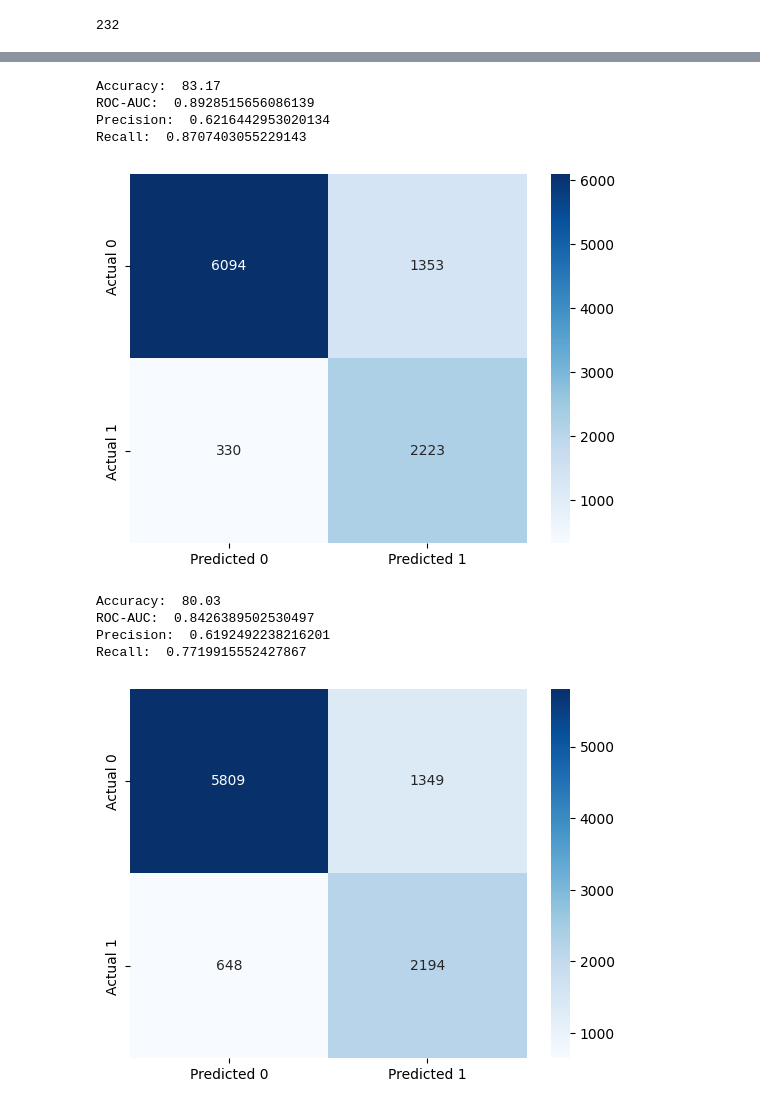
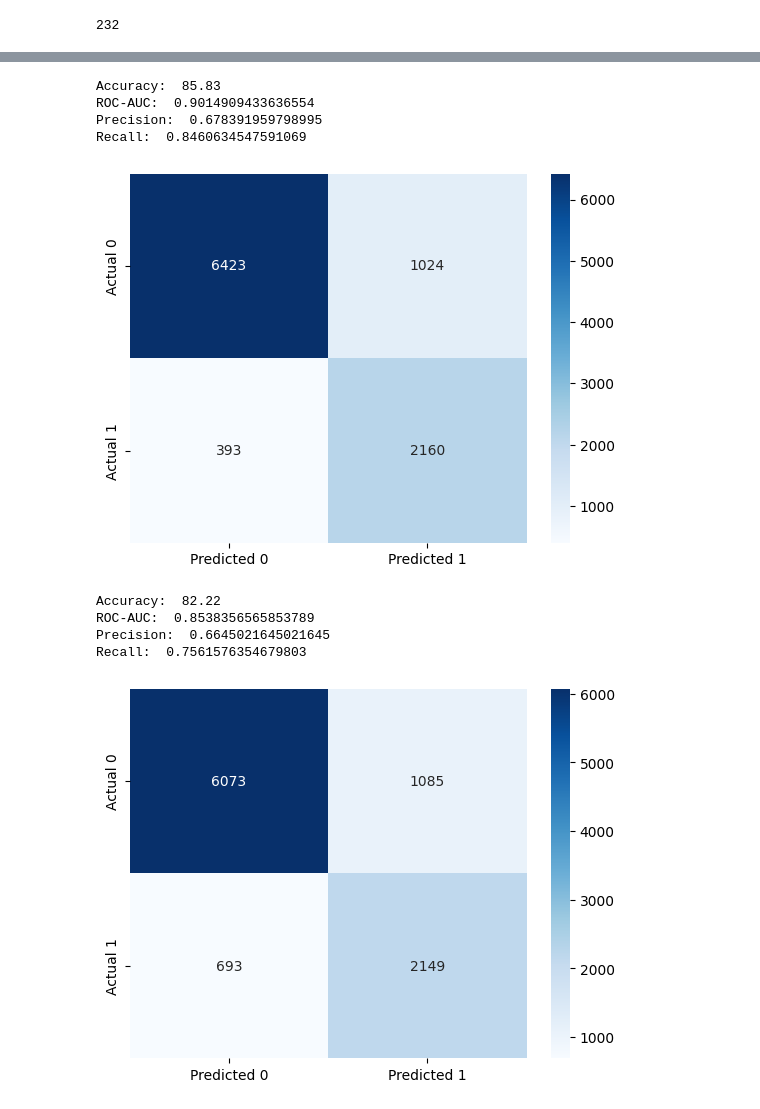
Before and after one commit to LinhNgaNguyen/STAT303-3-Project, a Jupyter notebook: Decision_Tree.ipynb, the cells around one changed output, grey strips where cells are left out. Saved outputs shown, nothing was run; the diff lists cells and outputs as text; code cells hidden in the pictures.

Commit message:
Logistic and Decision Tree

```diff
--- a/Decision_Tree.ipynb
+++ b/Decision_Tree.ipynb
@@ -30,6 +30,9 @@ np.warnings.filterwarnings('ignore')
 # Loading test and train data
 train = pd.read_csv('train_clean.csv')
 test = pd.read_csv('test_clean.csv')
+# %%
+train = train.drop(['Unnamed: 0'],axis=1)
+test = test.drop(['Unnamed: 0'],axis=1)
 # %%
 # Separate into test and train
 y_train = train.target
@@ -232,0 +323,30 @@ Recall:  0.7719915552427867
+# %%
+tree = DecisionTreeClassifier(random_state=1, max_depth = 16, max_leaf_nodes=15, max_features=24,
+                              ccp_alpha = 0.002522701041957589)
+
+cross_val_ypred = cross_val_predict(tree, X_train, y_train, cv = 5, method = 'predict_proba')
+
+tree.fit(X_train, y_train)
+
+p, r, thresholds = precision_recall_curve(y_train, cross_val_ypred[:,1])
+accuracy_list = []
+
+for t in thresholds:
+  y_pred_prob = tree.predict_proba(X_train)[:,1]
+  y_pred = y_pred_prob > t
+  y_pred = y_pred.astype(int)
+  accuracy = (accuracy_score(y_pred, y_train))
+  accuracy_list.append(accuracy)
+
+def plot_accuracy_recall_vs_threshold(accuracy, recalls, thresholds):
+  plt.figure(figsize=(8,8))
+  plt.title("Accuracy and Recall Scores as a function of the decision threshold")
+  plt.plot(thresholds, accuracy_list, "b--", label = "Accuracy")
+  plt.plot(thresholds, recalls[:-1], 'g-', label = "Recall")
+  plt.plot(thresholds, accuracy_list, 'o', color = 'blue')
+  plt.plot(thresholds, recalls[:-1], 'o', color = 'green')
+  plt.ylabel('Score')
+  plt.xlabel('Decision Threshold')
+  plt.legend(loc='best')
+  plt.legend()
+plot_accuracy_recall_vs_threshold(accuracy_list, r, thresholds)
@@ -233,40 +355,40 @@ Recall:  0.7719915552427867
 # %%
 # Performance metrics computation for the optimum decision threshold probability
-desired_threshold = 0.23800
+desired_threshold = 0.231
 
 tree.fit(X_train, y_train)
 
 y_pred_prob = tree.predict_proba(X_train)[:,1]
 
 # Classifying observations in the positive class (y = 1) if the predicted probability is greater
 # than the desired decision threshold probability
 y_pred = y_pred_prob > desired_threshold
 y_pred = y_pred.astype(int)
 
 #Computing the accuracy
 print("Accuracy: ",accuracy_score(y_pred, y_train)*100)
 
 #Computing the ROC-AUC
 fpr, tpr, auc_thresholds = roc_curve(y_train, y_pred_prob)
 print("ROC-AUC: ",auc(fpr, tpr))# AUC of ROC
 
 #Computing the precision and recall
 print("Precision: ", precision_score(y_train, y_pred))
 print("Recall: ", recall_score(y_train, y_pred))
 
 #Confusion matrix
 cm = pd.DataFrame(confusion_matrix(y_train, y_pred),
                   columns=['Predicted 0', 'Predicted 1'], index = ['Actual 0', 'Actual 1'])
 sns.heatmap(cm, annot=True, cmap='Blues', fmt='g');
 # %% [output]
-Accuracy:  83.17
-ROC-AUC:  0.8928515656086139
-Precision:  0.6216442953020134
-Recall:  0.8707403055229143
+Accuracy:  85.83
+ROC-AUC:  0.9014909433636554
+Precision:  0.678391959798995
+Recall:  0.8460634547591069
-[figure, old version]
+[figure, new version]
 # %%
 # Performance metrics computation for the optimum decision threshold probability
-desired_threshold = 0.23800
+desired_threshold = 0.231
 
 tree.fit(X_train, y_train)
 
@@ -293,8 +415,8 @@ cm = pd.DataFrame(confusion_matrix(y_test, y_pred),
                   columns=['Predicted 0', 'Predicted 1'], index = ['Actual 0', 'Actual 1'])
 sns.heatmap(cm, annot=True, cmap='Blues', fmt='g');
 # %% [output]
-Accuracy:  80.03
-ROC-AUC:  0.8426389502530497
-Precision:  0.6192492238216201
-Recall:  0.7719915552427867
+Accuracy:  82.22
+ROC-AUC:  0.8538356565853789
+Precision:  0.6645021645021645
+Recall:  0.7561576354679803
-[figure, old version]
+[figure, new version]
```
Also changed, not shown: parts of 17 cells of this notebook, 1 other file.
